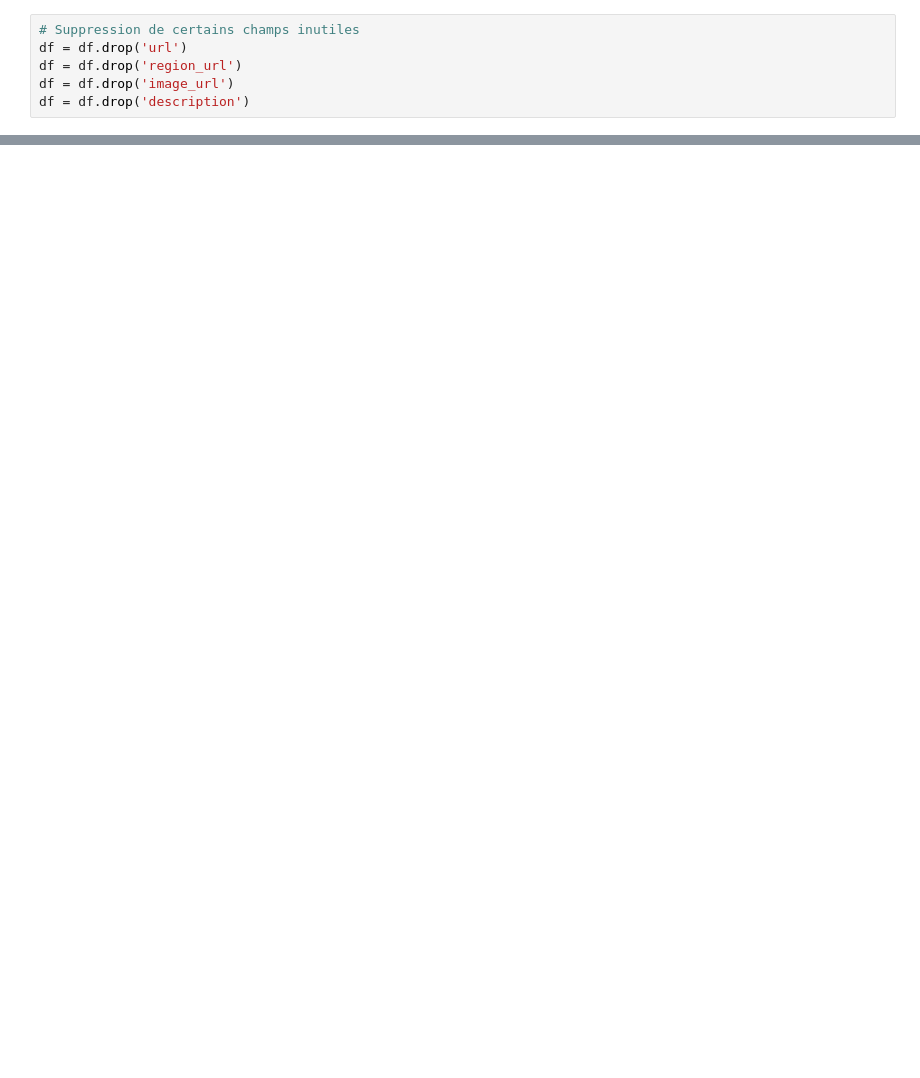
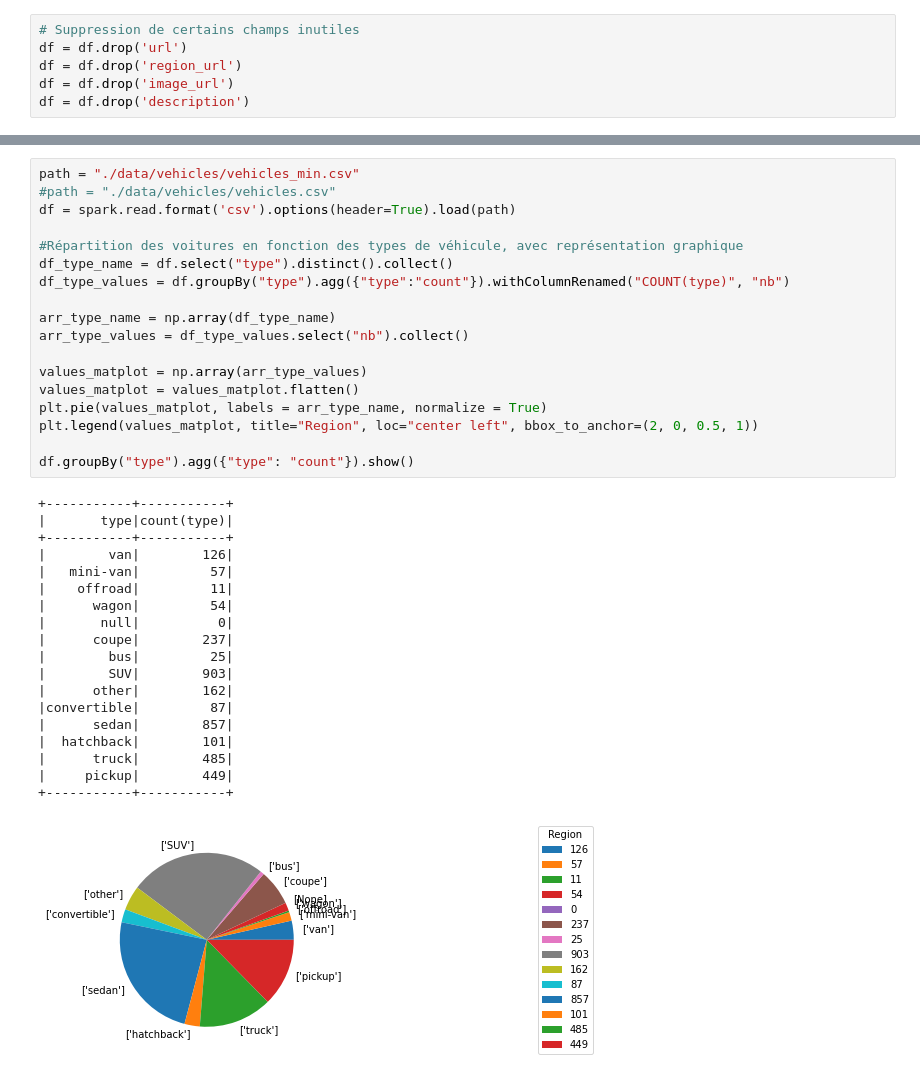
Before and after one commit to guillaumew-ipssi/tp_spark, a Jupyter notebook: work/tp_grp4.ipynb, the cells around one changed output, grey strips where cells are left out. Saved outputs shown, nothing was run; the diff lists cells and outputs as text; blank space fills up the shorter version.

```diff
--- a/work/tp_grp4.ipynb
+++ b/work/tp_grp4.ipynb
@@ -85,0 +179,38 @@ df.groupBy("region").agg({"region": "count"}).show()
+# %%
+path = "./data/vehicles/vehicles_min.csv"
+#path = "./data/vehicles/vehicles.csv"
+df = spark.read.format('csv').options(header=True).load(path)
+
+#Répartition des voitures en fonction des types de véhicule, avec représentation graphique
+df_type_name = df.select("type").distinct().collect()
+df_type_values = df.groupBy("type").agg({"type":"count"}).withColumnRenamed("COUNT(type)", "nb")
+
+arr_type_name = np.array(df_type_name)
+arr_type_values = df_type_values.select("nb").collect()
+
+values_matplot = np.array(arr_type_values)
+values_matplot = values_matplot.flatten()
+plt.pie(values_matplot, labels = arr_type_name, normalize = True)
+plt.legend(values_matplot, title="Region", loc="center left", bbox_to_anchor=(2, 0, 0.5, 1))
+
+df.groupBy("type").agg({"type": "count"}).show()
+# %% [output]
++-----------+-----------+
+|       type|count(type)|
++-----------+-----------+
+|        van|        126|
+|   mini-van|         57|
+|    offroad|         11|
+|      wagon|         54|
+|       null|          0|
+|      coupe|        237|
+|        bus|         25|
+|        SUV|        903|
+|      other|        162|
+|convertible|         87|
+|      sedan|        857|
+|  hatchback|        101|
+|      truck|        485|
+|     pickup|        449|
++-----------+-----------+
+[figure, added]
```
Also changed, not shown: parts of 10 cells of this notebook.
